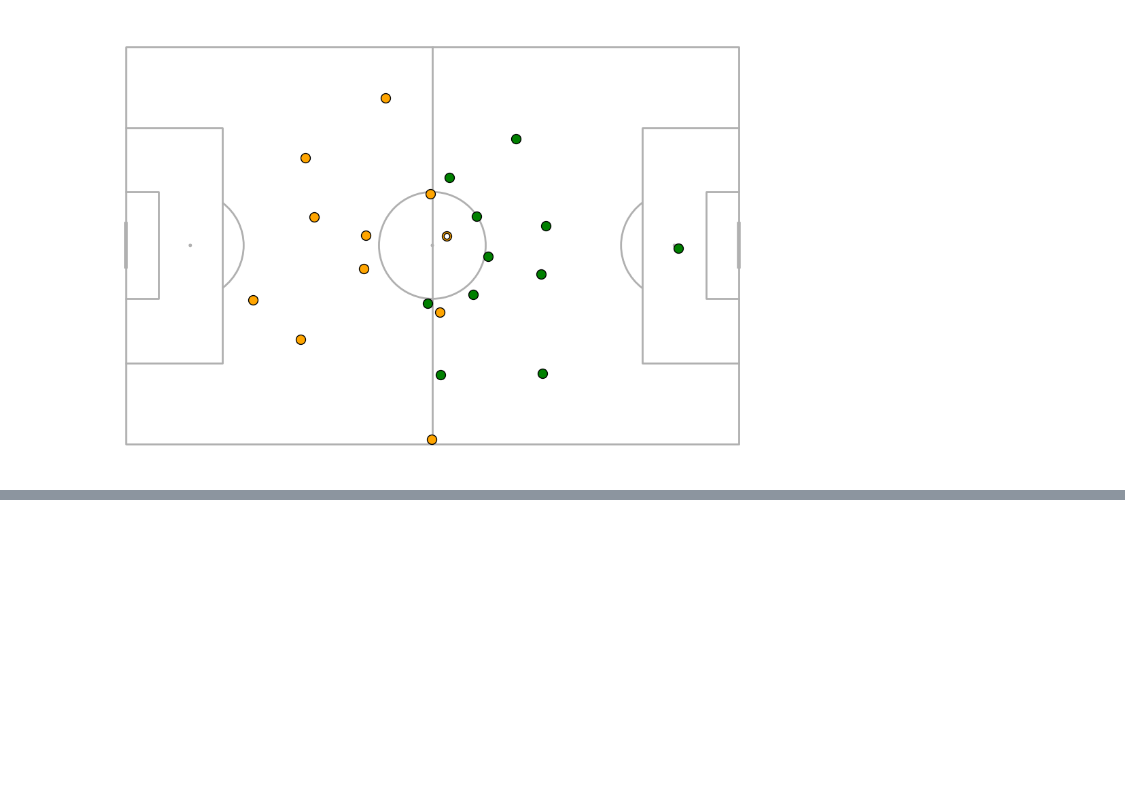
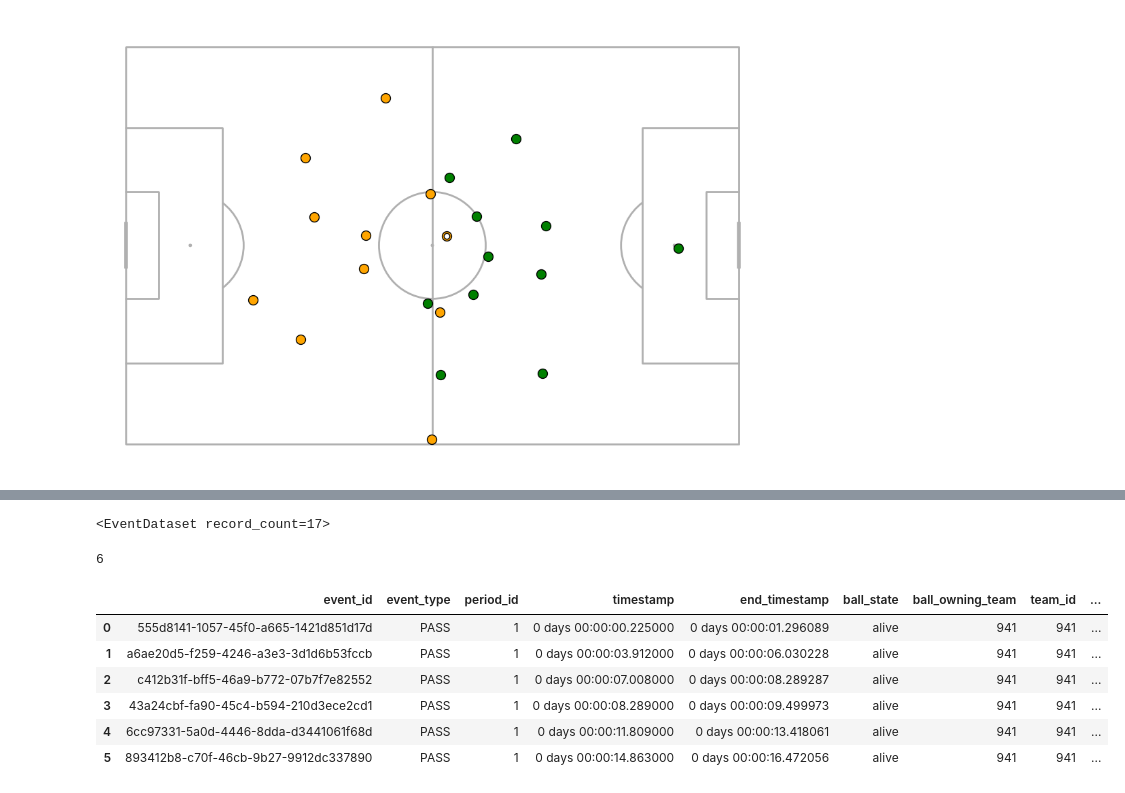
Before and after one commit to stephTchembeu/pysport-aims, a Jupyter notebook: fourth_week/refractor06_08.ipynb, the cells around one changed output, grey strips where cells are left out. Drawn from its saved outputs; the diff is of its cells as text; code cells hidden in the pictures; blank space fills up the shorter version.

```diff
--- a/fourth_week/refractor06_08.ipynb
+++ b/fourth_week/refractor06_08.ipynb
@@ -150,0 +282,28 @@ anim.save("animation2.mp4", fps=30, extra_args=['-vcodec', 'libx264'])
+# %%
+first_twenty_sec
+# %% [output]
+<EventDataset record_count=17>
+# %%
+len(first_twenty_sec.find_all("generic"))
+# %% [output]
+6
+# %%
+# we don't care about the carry.
+
+# only the pass
+passes = first_twenty_sec.filter(lambda event: "pass" in event.event_name)
+# only the pass receipt.
+receipts = first_twenty_sec.filter(lambda event: "Receipt" in event.event_name)
+
+# By this we get event_data instead to lists we can get by using complex patern matching or find_all() method.
+# The intention behind is to plot differently each type of event.
+
+passes.to_df()
+# %% [output]
+|  | event_id | event_type | period_id | timestamp | end_timestamp | ball_state | ball_owning_team | team_id | ... |
+| 0 | 555d8141-1057-45f0-a665-1421d851d17d | PASS | 1 | 0 days 00:00:00.225000 | 0 days 00:00:01.296089 | alive | 941 | 941 | ... |
+| 1 | a6ae20d5-f259-4246-a3e3-3d1d6b53fccb | PASS | 1 | 0 days 00:00:03.912000 | 0 days 00:00:06.030228 | alive | 941 | 941 | ... |
+| 2 | c412b31f-bff5-46a9-b772-07b7f7e82552 | PASS | 1 | 0 days 00:00:07.008000 | 0 days 00:00:08.289287 | alive | 941 | 941 | ... |
+| 3 | 43a24cbf-fa90-45c4-b594-210d3ece2cd1 | PASS | 1 | 0 days 00:00:08.289000 | 0 days 00:00:09.499973 | alive | 941 | 941 | ... |
+| 4 | 6cc97331-5a0d-4446-8dda-d3441061f68d | PASS | 1 | 0 days 00:00:11.809000 | 0 days 00:00:13.418061 | alive | 941 | 941 | ... |
+| 5 | 893412b8-c70f-46cb-9b27-9912dc337890 | PASS | 1 | 0 days 00:00:14.863000 | 0 days 00:00:16.472056 | alive | 941 | 941 | ... |
```
Also changed, not shown: parts of 23 cells of this notebook, 1 other file.
